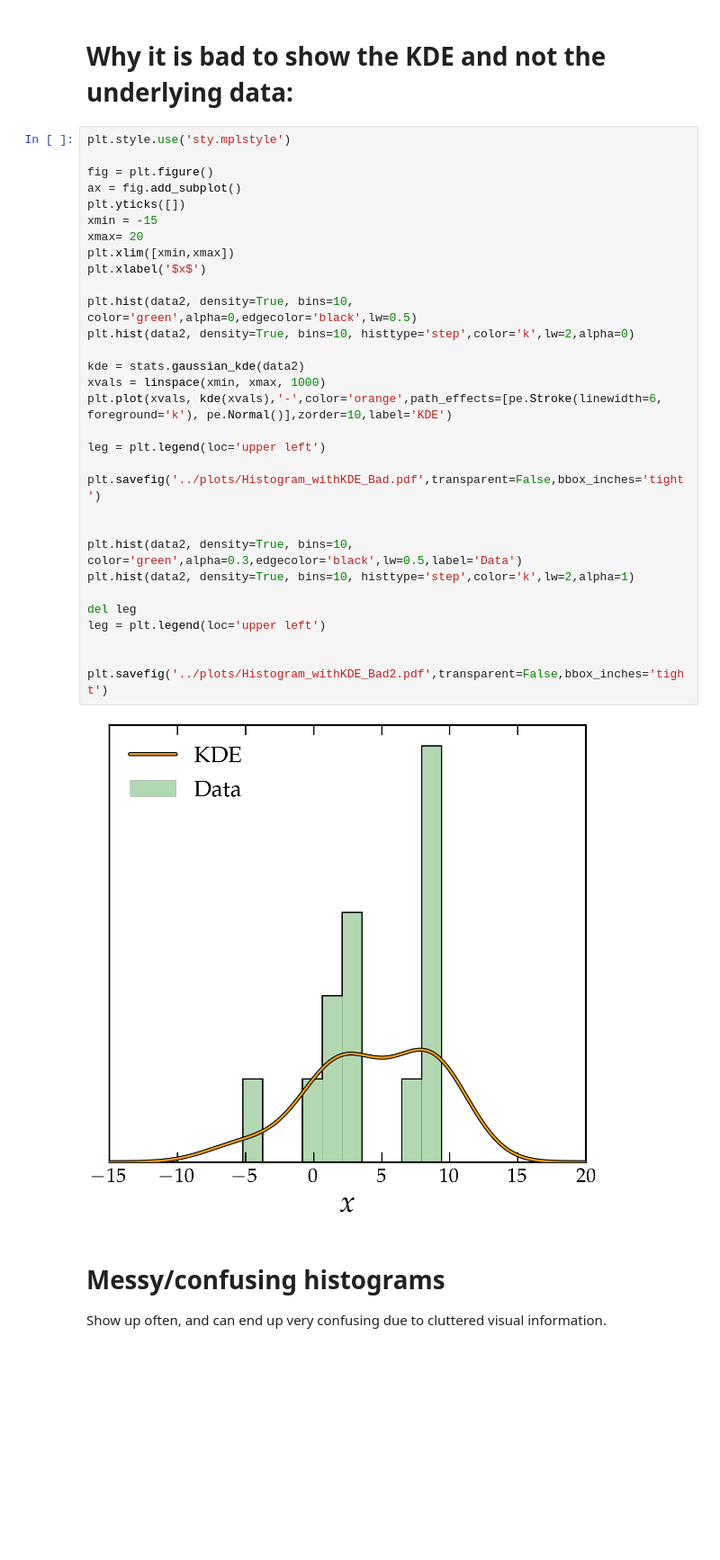
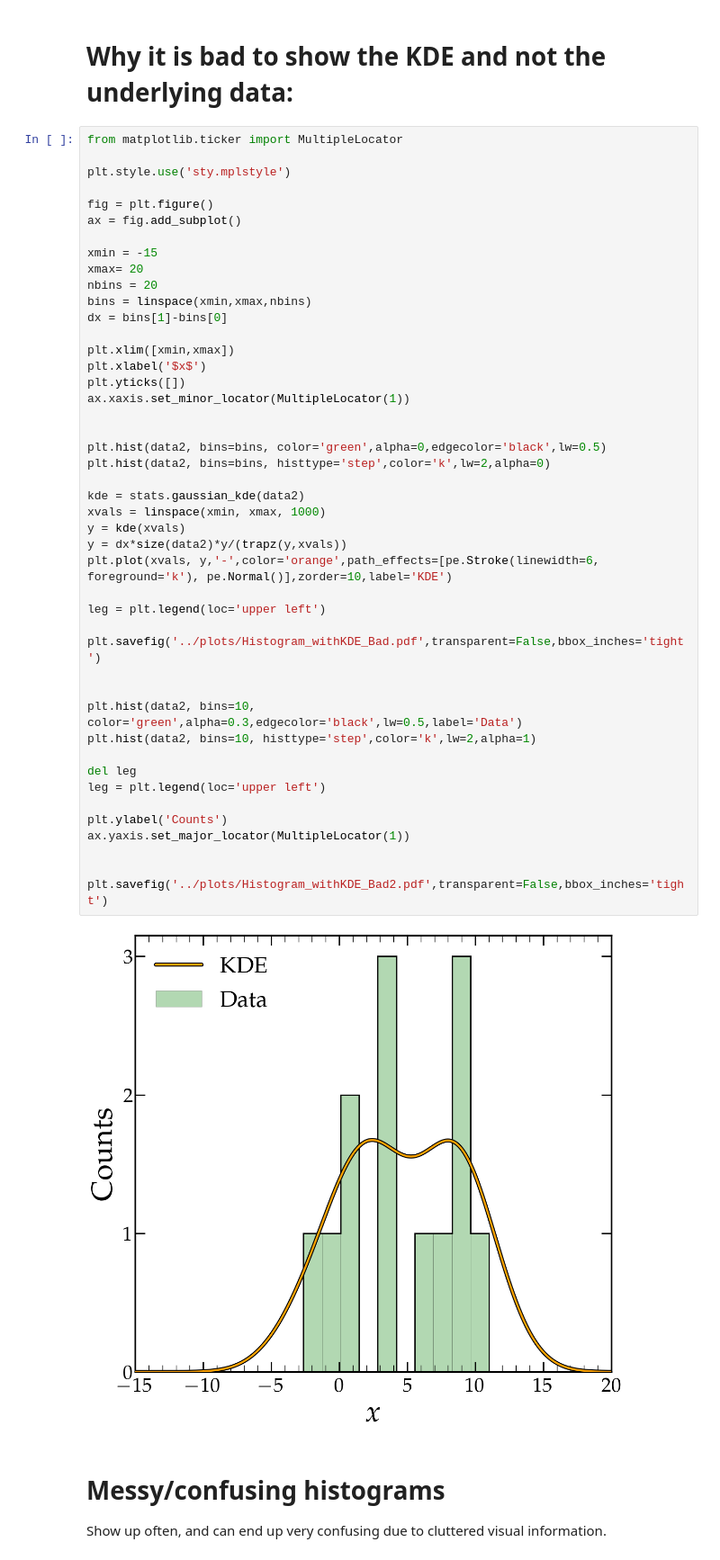
Before and after one commit to cajohare/HowToMakeAPlot, a Jupyter notebook: code/Histograms.ipynb, the cells around one changed output. Shown at 90% size. Drawn from its saved outputs; the diff is of its cells as text; blank space fills up the shorter version.

```diff
--- a/code/Histograms.ipynb
+++ b/code/Histograms.ipynb
@@ -67,38 +69,52 @@ plt.savefig('../plots/Histogram_withKDE.pdf',transparent=False,bbox_inches='tigh
 # %% [markdown]
 # Why it is bad to show the KDE and not the underlying data:
 # %%
+from matplotlib.ticker import MultipleLocator
+
 plt.style.use('sty.mplstyle')
 
 fig = plt.figure()
 ax = fig.add_subplot()
-plt.yticks([])
+
 xmin = -15
 xmax= 20
+nbins = 20
+bins = linspace(xmin,xmax,nbins)
+dx = bins[1]-bins[0]
+
 plt.xlim([xmin,xmax])
 plt.xlabel('$x$')
+plt.yticks([])
+ax.xaxis.set_minor_locator(MultipleLocator(1))
 
-plt.hist(data2, density=True, bins=10, color='green',alpha=0,edgecolor='black',lw=0.5)
-plt.hist(data2, density=True, bins=10, histtype='step',color='k',lw=2,alpha=0)
+
+plt.hist(data2, bins=bins, color='green',alpha=0,edgecolor='black',lw=0.5)
+plt.hist(data2, bins=bins, histtype='step',color='k',lw=2,alpha=0)
 
 kde = stats.gaussian_kde(data2)
 xvals = linspace(xmin, xmax, 1000)
-plt.plot(xvals, kde(xvals),'-',color='orange',path_effects=[pe.Stroke(linewidth=6, foreground='k'), pe.Normal()],zorder=10,label='KDE')
+y = kde(xvals)
+y = dx*size(data2)*y/(trapz(y,xvals))
+plt.plot(xvals, y,'-',color='orange',path_effects=[pe.Stroke(linewidth=6, foreground='k'), pe.Normal()],zorder=10,label='KDE')
 
 leg = plt.legend(loc='upper left')
 
 plt.savefig('../plots/Histogram_withKDE_Bad.pdf',transparent=False,bbox_inches='tight')
 
 
-plt.hist(data2, density=True, bins=10, color='green',alpha=0.3,edgecolor='black',lw=0.5,label='Data')
-plt.hist(data2, density=True, bins=10, histtype='step',color='k',lw=2,alpha=1)
+plt.hist(data2, bins=10, color='green',alpha=0.3,edgecolor='black',lw=0.5,label='Data')
+plt.hist(data2, bins=10, histtype='step',color='k',lw=2,alpha=1)
 
 del leg
 leg = plt.legend(loc='upper left')
 
+plt.ylabel('Counts')
+ax.yaxis.set_major_locator(MultipleLocator(1))
+
 
 plt.savefig('../plots/Histogram_withKDE_Bad2.pdf',transparent=False,bbox_inches='tight')
 # %% [output]
-[figure, old version]
+[figure, new version]
 # %% [markdown]
 # Messy/confusing histograms
 
```
Also changed, not shown: parts of 2 cells of this notebook, 1 other file.
